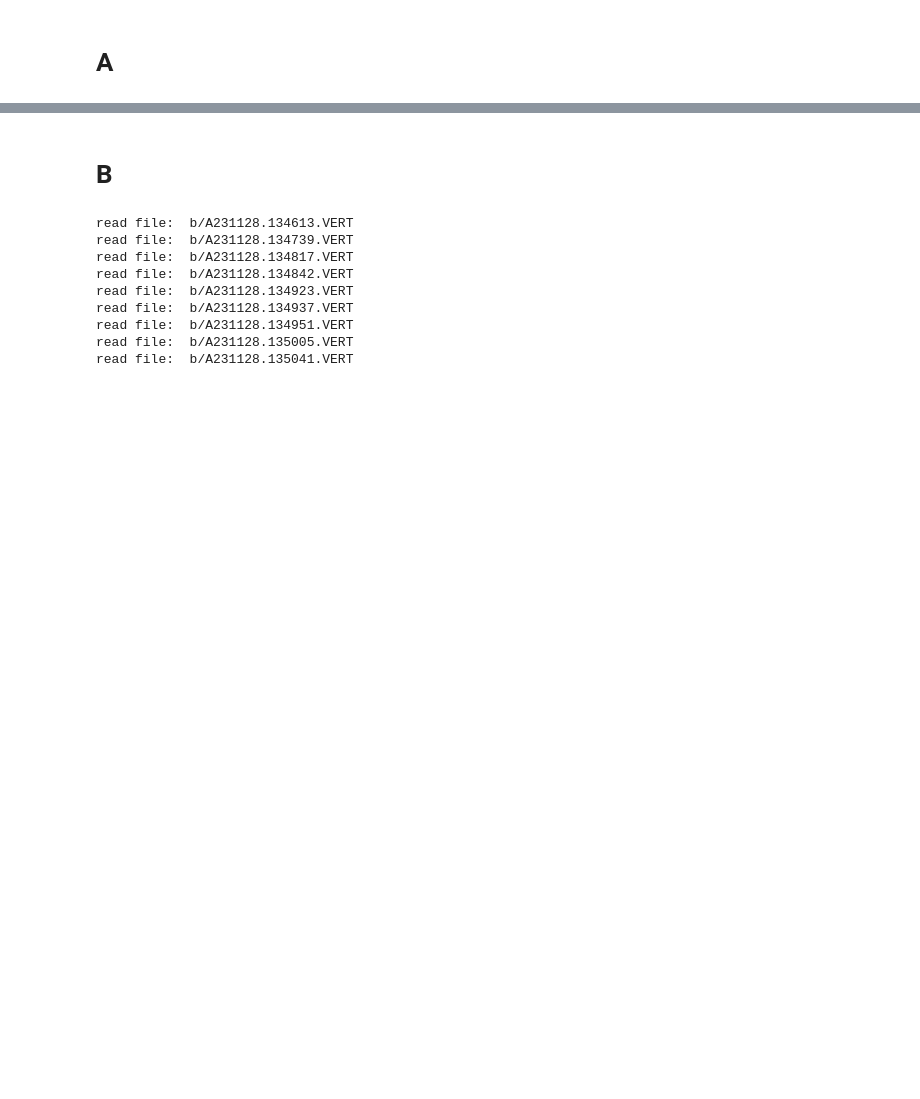
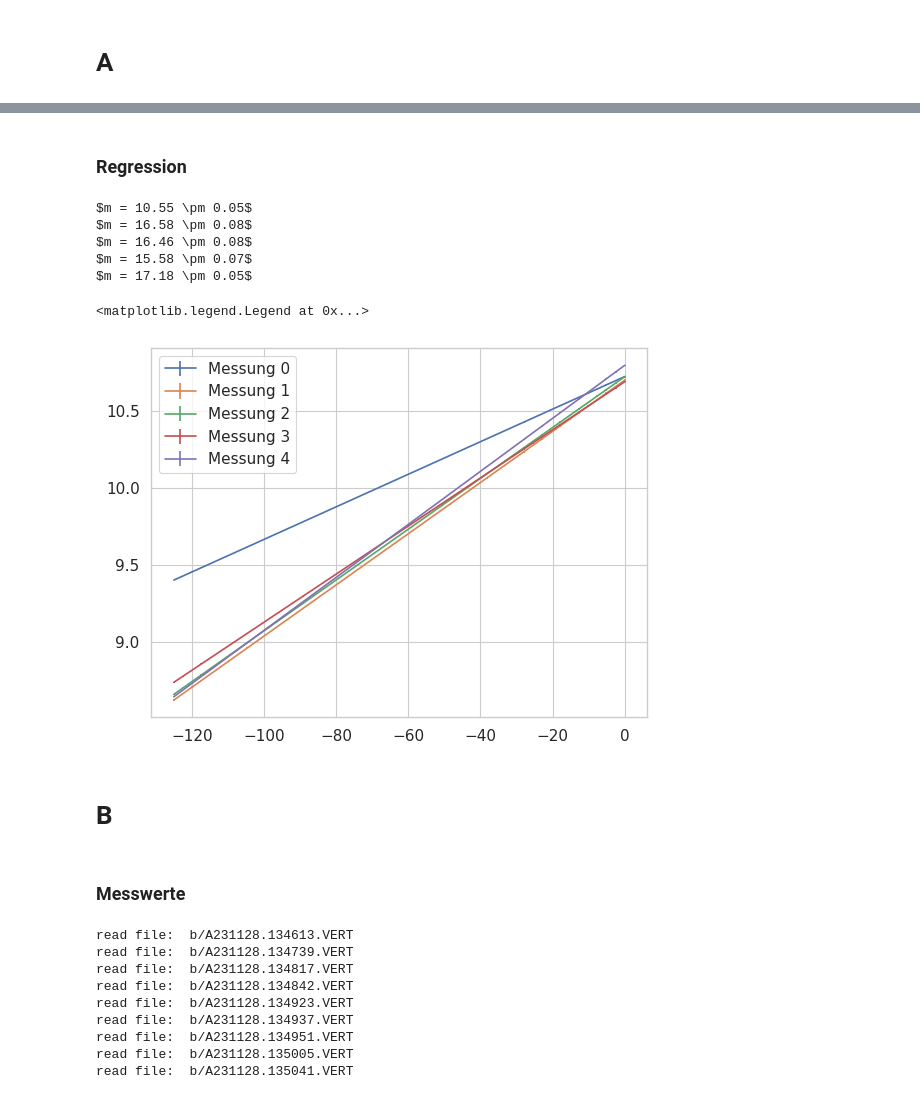
Before and after one commit to ofilla/physik-praktikum-b, a Jupyter notebook: B2.5/data/Austrittsarbeit/Auswertung.ipynb, the cells around one changed output, grey strips where cells are left out. Cells and saved outputs as stored; diff of their text form; code cells hidden in the pictures; blank space fills up the shorter version.

```diff
--- a/B2.5/data/Austrittsarbeit/Auswertung.ipynb
+++ b/B2.5/data/Austrittsarbeit/Auswertung.ipynb
@@ -77,5 +86,21 @@ def read_files(folder):
             df = read_vert_file(filename)
             data[df.attrs['title']] = df
     return data
+# %%
+def regression(df):
+    result = linregress(
+        x=df[x_column],
+        y=df[y_column]
+    )
+    print(f"$m = {round(result.slope*1000, 2)} \\pm {round(result.stderr*1000, 2)}$")
+
+    x_values = np.linspace(df[x_column].min(), df[x_column].max())
+    fig = plt.errorbar(
+        x_values,
+        result.slope * x_values + result.intercept,
+        yerr=np.abs(result.stderr * x_values + result.intercept_stderr)
+    )
+
+    return result.slope*1000, result.stderr*1000
 # %% [markdown]
 # A
@@ -107,5 +138,21 @@ for i, key in enumerate(data.keys()):
+# %% [markdown]
+### Regression
+# %%
+for df in selected_measurements_a:
+    regression(df)
+plt.legend([ f"Messung {i}" for i in range(5)])
+# %% [output]
+$m = 10.55 \pm 0.05$
+$m = 16.58 \pm 0.08$
+$m = 16.46 \pm 0.08$
+$m = 15.58 \pm 0.07$
+$m = 17.18 \pm 0.05$
+<matplotlib.legend.Legend at 0x...>
+[figure, added]
 # %% [markdown]
 # B
+# %% [markdown]
+### Messwerte
 # %%
 data = read_files('b')
 # %% [output]
```
Also changed, not shown: parts of 18 cells of this notebook, 2 other files.
